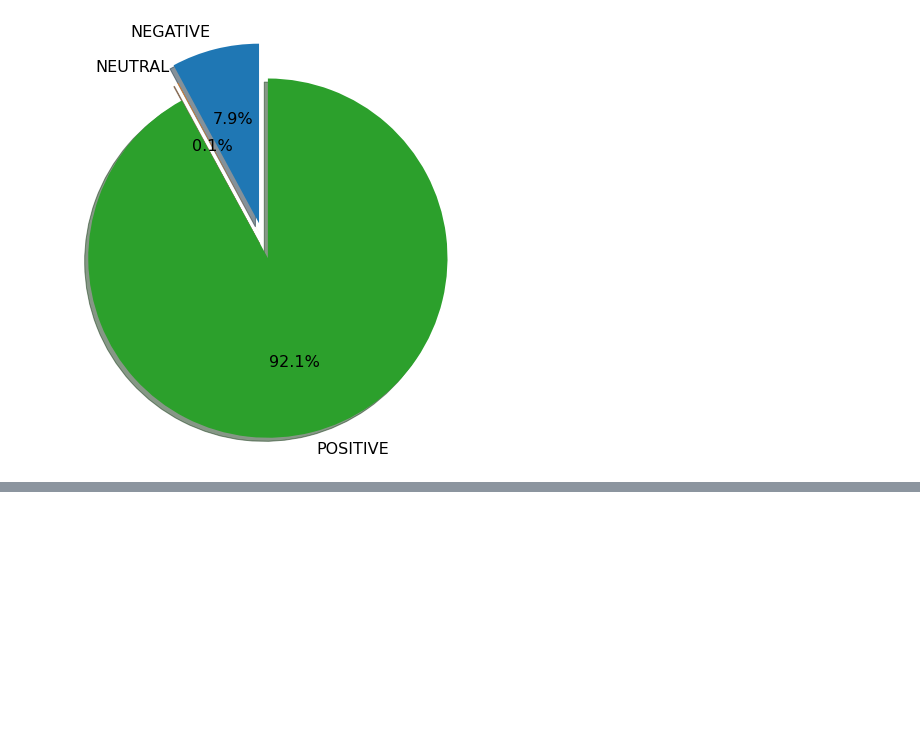
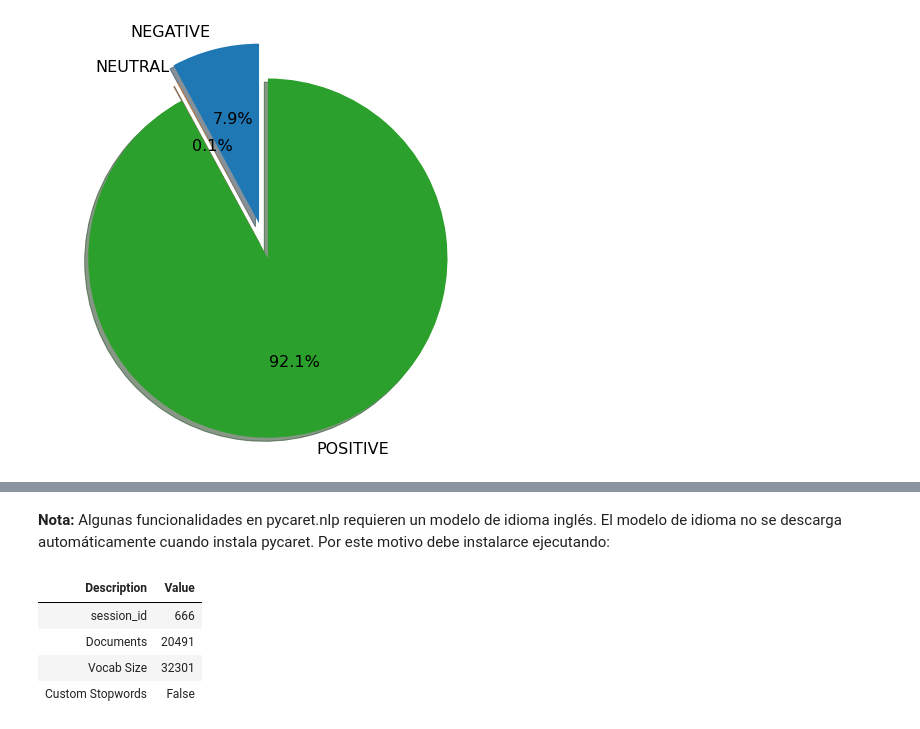
Before and after one commit to UN-things/IS-project, a Jupyter notebook: IS_code.ipynb, the cells around one changed output, grey strips where cells are left out. Saved outputs shown, nothing was run; the diff lists cells and outputs as text; code cells hidden in the pictures; blank space fills up the shorter version.

```diff
--- a/IS_code.ipynb
+++ b/IS_code.ipynb
@@ -215,0 +245,2 @@ plt.show()
+# %% [markdown]
+**Nota:** Algunas funcionalidades en pycaret.nlp requieren un modelo de idioma inglés. El modelo de idioma no se descarga automáticamente cuando instala pycaret. Por este motivo debe instalarce ejecutando:
@@ -215,0 +251,9 @@ plt.show()
+# %%
+# Controla la aleatoriedad del experimento
+initial = setup(data = df, target = 'Review', session_id = 666)
+# %% [output]
+| Description | Value |
+| session_id | 666 |
+| Documents | 20491 |
+| Vocab Size | 32301 |
+| Custom Stopwords | False |
```
Also changed, not shown: parts of 20 cells of this notebook.
